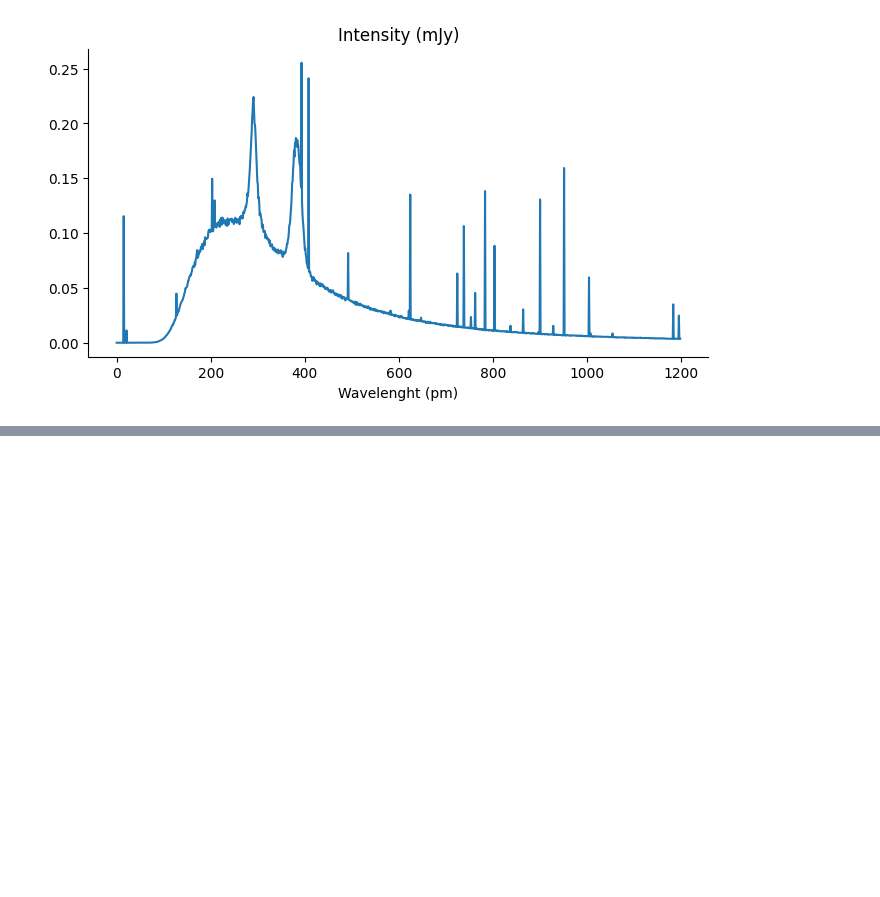
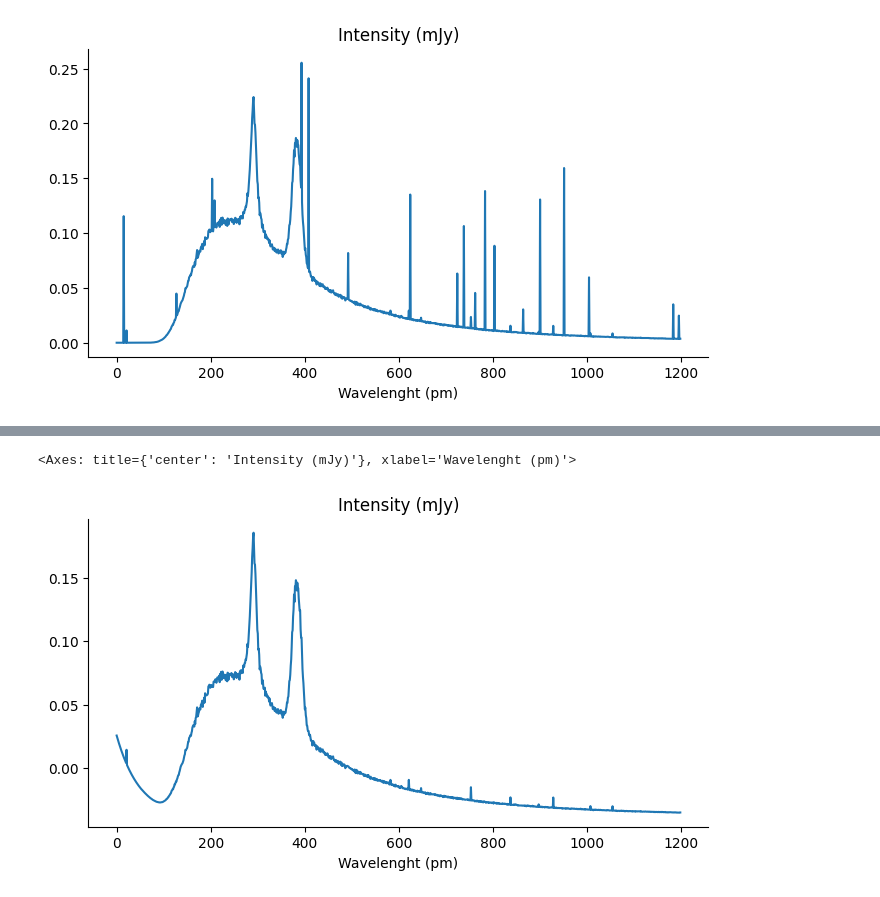
Before and after one commit to juand4g/MetodosComputacionales2-G02, a Jupyter notebook: T1.ipynb, the cells around one changed output, grey strips where cells are left out. Saved outputs shown, nothing was run; the diff lists cells and outputs as text; code cells hidden in the pictures; blank space fills up the shorter version.

```diff
--- a/T1.ipynb
+++ b/T1.ipynb
@@ -30,0 +114,16 @@ graph1
+# %%
+popt, pcov = curve_fit(rad_fondo,data3['Wavelength (pm)'], data3['Intensity (mJy)'],p0=[100,0.3,0])
+a,b,c=popt
+# %%
+data3["frenado"] = rad_fondo(data3['Wavelength (pm)'],a,b,c)
+# %%
+data4 = data3.copy()
+# %%
+data4['Intensity (mJy)'] = data3["Intensity (mJy)"]-data3["frenado"]
+# %%
+graph4 = data4['Intensity (mJy)'].plot(kind='line', figsize=(8, 4), title='Intensity (mJy)', xlabel="Wavelenght (pm)")
+plt.gca().spines[['top', 'right']].set_visible(False)
+graph4
+# %% [output]
+<Axes: title={'center': 'Intensity (mJy)'}, xlabel='Wavelenght (pm)'>
+[figure, added]
```
Also changed, not shown: parts of 8 cells of this notebook.
